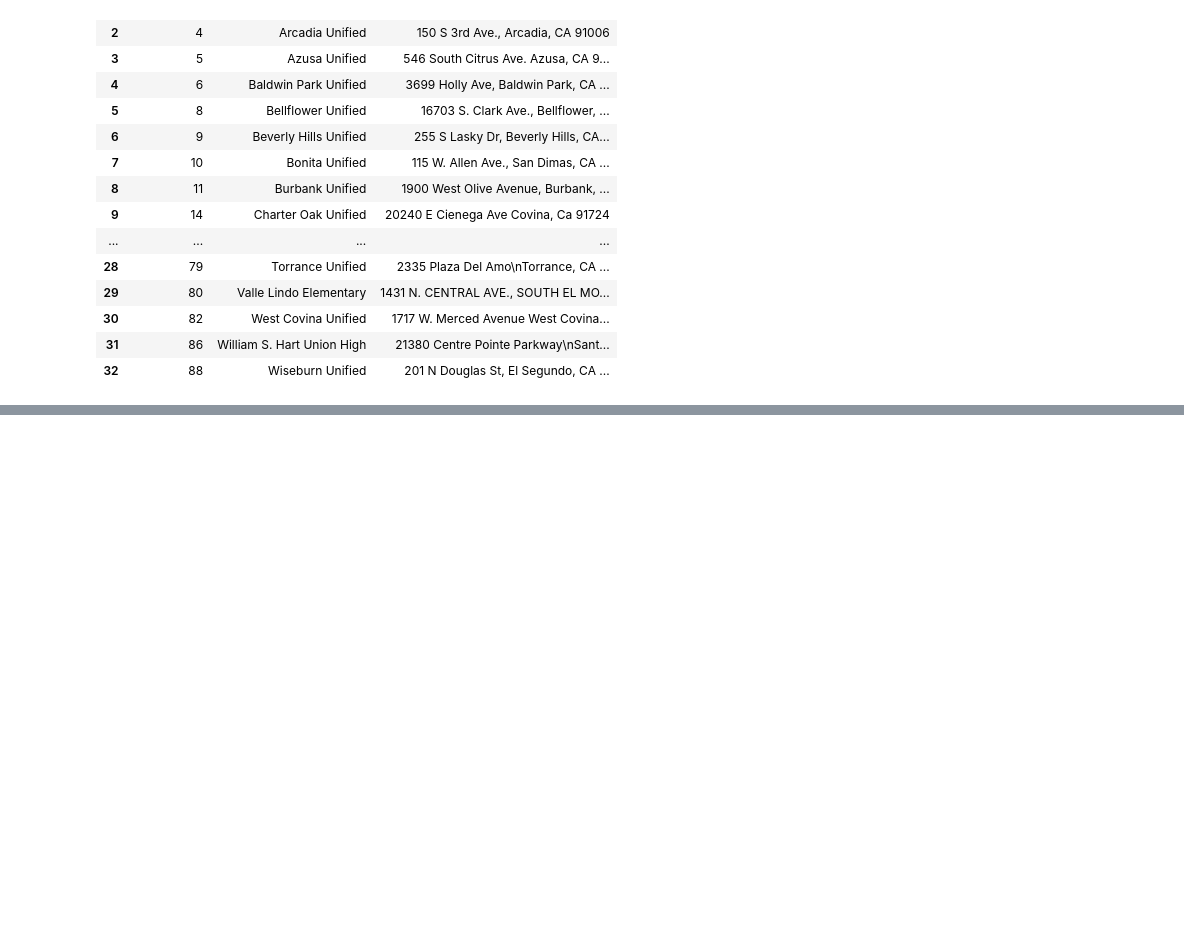
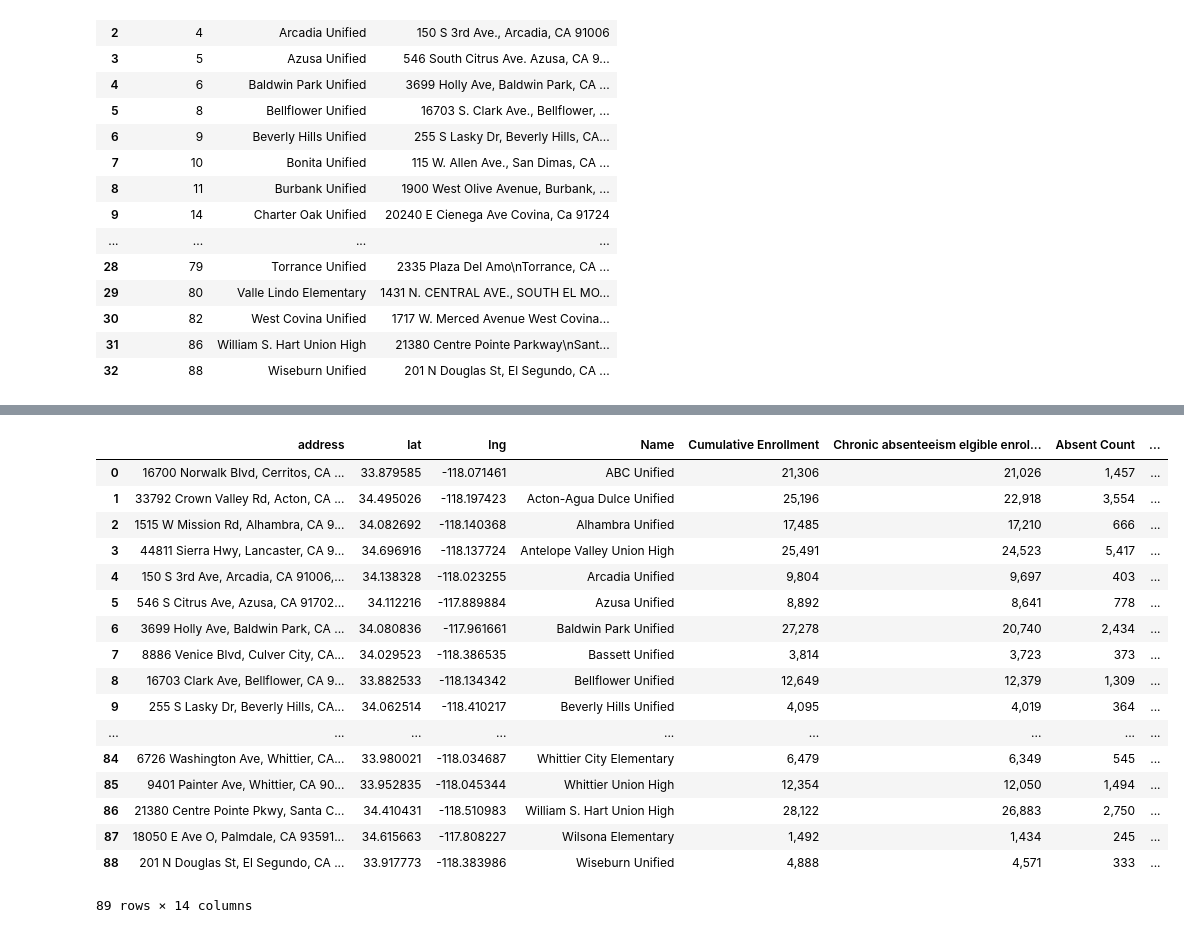
Before and after one commit to psahai10/API_Project, a Jupyter notebook: Education_Analysis/Schools.ipynb, the cells around one changed output, grey strips where cells are left out. Drawn from its saved outputs; the diff is of its cells as text; code cells hidden in the pictures; blank space fills up the shorter version.

```diff
--- a/Education_Analysis/Schools.ipynb
+++ b/Education_Analysis/Schools.ipynb
@@ -156,0 +189,4 @@ SchoolTot_df.head()
+# %%
+Absent_ratef = "Absent_Ratef.csv"
+Absent_ratef_df = pd.read_csv(Absent_ratef)
+Absent_ratef_df.head()
@@ -156,0 +200,29 @@ SchoolTot_df.head()
+# %%
+url = 'https://maps.googleapis.com/maps/api/geocode/json'
+
+add_list = Absent_ratef_df["school_address"]
+
+geo_list = []
+for address in add_list:
+
+
+    params = {
+             'address': address,
+             'key': gkey
+         }
+
+    #Do the request and get the response data
+    req = requests.get(url, params=params).json()
+
+    #Use the first result
+    result = req['results'][0]
+
+    geodata = dict()
+    geodata['lat'] = result['geometry']['location']['lat']
+    geodata['lng'] = result['geometry']['location']['lng']
+    geodata['address'] = result['formatted_address']
+    geo_list.append(geodata)
+
+    print('{address}. (lat, lng) = ({lat}, {lng})'.format(**geodata))
+
+geo_list
@@ -156,0 +264,4 @@ SchoolTot_df.head()
+# %%
+# Create it into Data Frame
+Geo_df = pd.DataFrame(geo_list)
+Geo_df
@@ -156,0 +287,22 @@ SchoolTot_df.head()
+# %%
+result = pd.concat([Geo_df, Absent_ratef_df], axis=1, sort=False)
+result
+# %% [output]
+|  | address | lat | lng | Name | Cumulative Enrollment | Chronic absenteeism elgible enrol... | Absent Count | ... |
+| 0 | 16700 Norwalk Blvd, Cerritos, CA ... | 33.879585 | -118.071461 | ABC Unified | 21,306 | 21,026 | 1,457 | ... |
+| 1 | 33792 Crown Valley Rd, Acton, CA ... | 34.495026 | -118.197423 | Acton-Agua Dulce Unified | 25,196 | 22,918 | 3,554 | ... |
+| 2 | 1515 W Mission Rd, Alhambra, CA 9... | 34.082692 | -118.140368 | Alhambra Unified | 17,485 | 17,210 | 666 | ... |
+| 3 | 44811 Sierra Hwy, Lancaster, CA 9... | 34.696916 | -118.137724 | Antelope Valley Union High | 25,491 | 24,523 | 5,417 | ... |
+| 4 | 150 S 3rd Ave, Arcadia, CA 91006,... | 34.138328 | -118.023255 | Arcadia Unified | 9,804 | 9,697 | 403 | ... |
+| 5 | 546 S Citrus Ave, Azusa, CA 91702... | 34.112216 | -117.889884 | Azusa Unified | 8,892 | 8,641 | 778 | ... |
+| 6 | 3699 Holly Ave, Baldwin Park, CA ... | 34.080836 | -117.961661 | Baldwin Park Unified | 27,278 | 20,740 | 2,434 | ... |
+| 7 | 8886 Venice Blvd, Culver City, CA... | 34.029523 | -118.386535 | Bassett Unified | 3,814 | 3,723 | 373 | ... |
+| 8 | 16703 Clark Ave, Bellflower, CA 9... | 33.882533 | -118.134342 | Bellflower Unified | 12,649 | 12,379 | 1,309 | ... |
+| 9 | 255 S Lasky Dr, Beverly Hills, CA... | 34.062514 | -118.410217 | Beverly Hills Unified | 4,095 | 4,019 | 364 | ... |
+| ... | ... | ... | ... | ... | ... | ... | ... | ... |
+| 84 | 6726 Washington Ave, Whittier, CA... | 33.980021 | -118.034687 | Whittier City Elementary | 6,479 | 6,349 | 545 | ... |
+| 85 | 9401 Painter Ave, Whittier, CA 90... | 33.952835 | -118.045344 | Whittier Union High | 12,354 | 12,050 | 1,494 | ... |
+| 86 | 21380 Centre Pointe Pkwy, Santa C... | 34.410431 | -118.510983 | William S. Hart Union High | 28,122 | 26,883 | 2,750 | ... |
+| 87 | 18050 E Ave O, Palmdale, CA 93591... | 34.615663 | -117.808227 | Wilsona Elementary | 1,492 | 1,434 | 245 | ... |
+| 88 | 201 N Douglas St, El Segundo, CA ... | 33.917773 | -118.383986 | Wiseburn Unified | 4,888 | 4,571 | 333 | ... |
+89 rows × 14 columns
```
Also changed, not shown: parts of 16 cells of this notebook.
